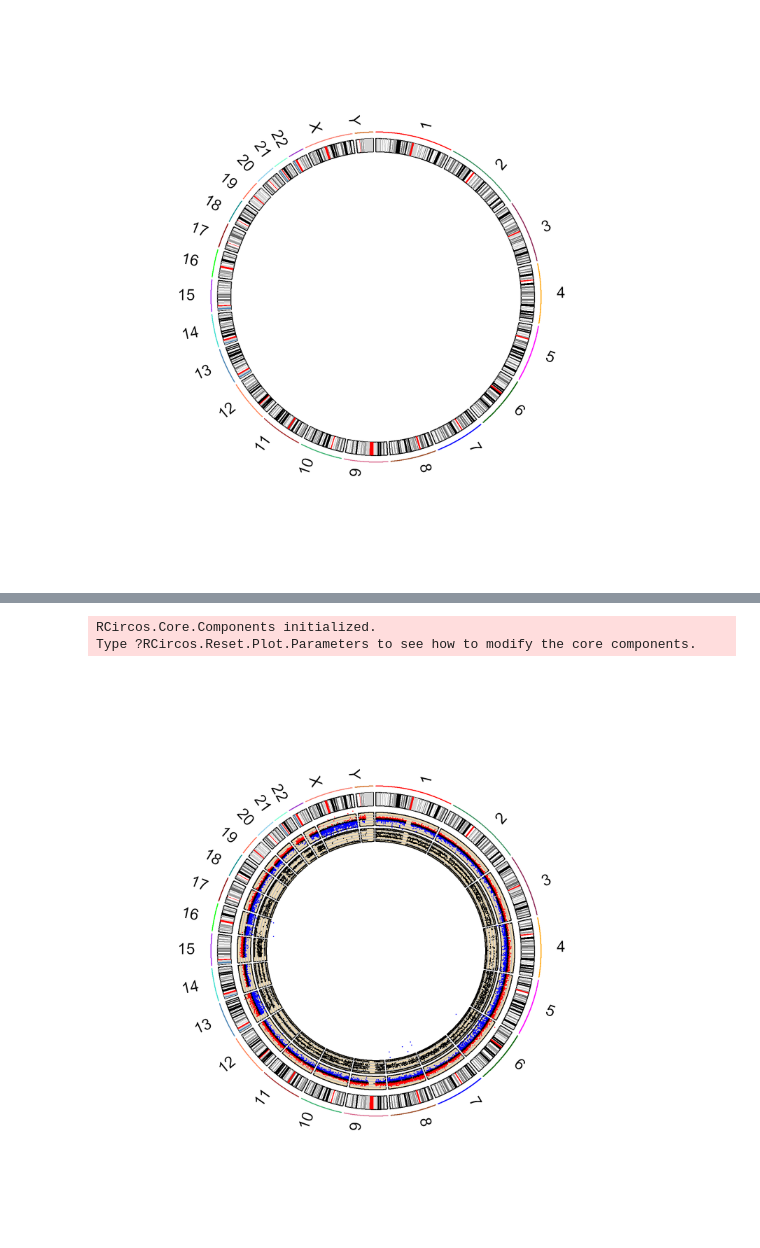
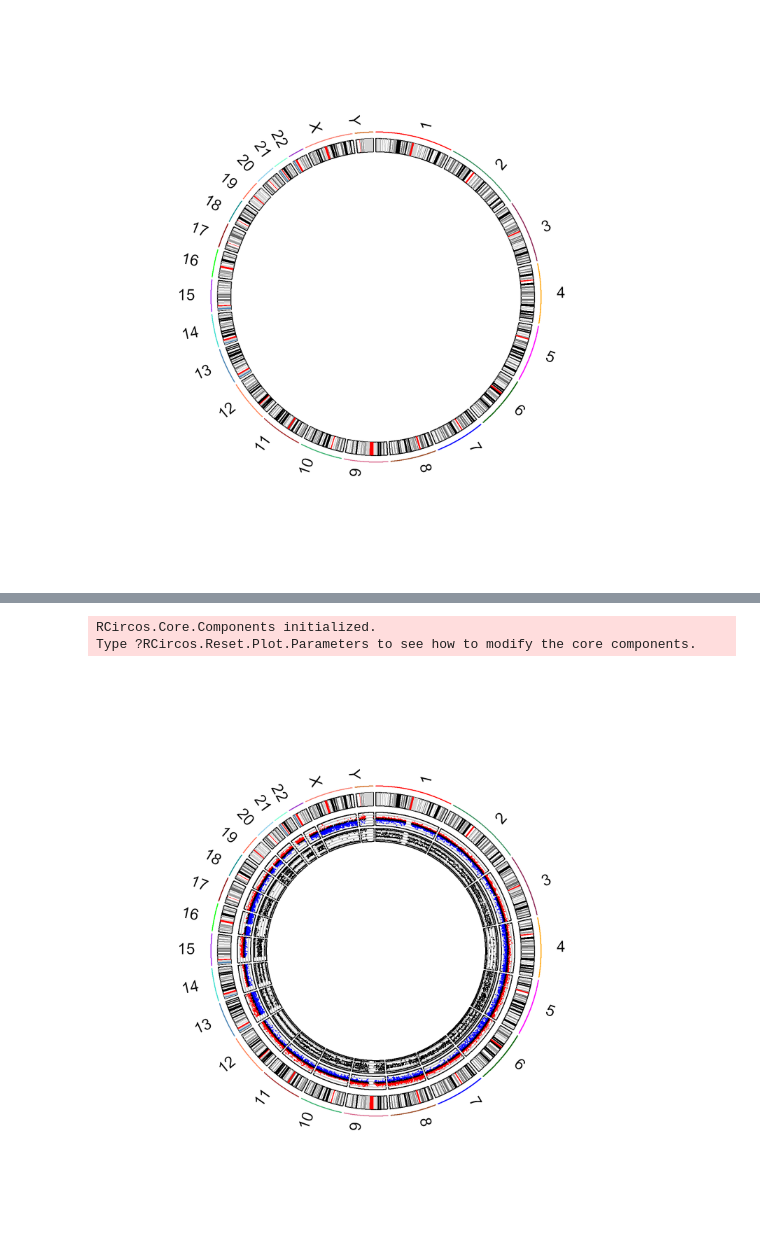
Before and after one commit to ageller/RCS_genomics_visualization, a Jupyter notebook: circos/circos_r.ipynb, the cells around one changed output, grey strips where cells are left out. Drawn from its saved outputs; the diff is of its cells as text; code cells hidden in the pictures.

```diff
--- a/circos/circos_r.ipynb
+++ b/circos/circos_r.ipynb
@@ -93,6 +97,11 @@ dfCNV <- dfCNV[sample(nrow(dfCNV), 25000), ]
 # sort by chromosomeID
 dfCNV <- dfCNV[str_order(dfCNV$chromosomeID, numeric = TRUE),]
 
+# limit the data values so they don't go outside of the plot
+dfCNV <- subset(dfCNV, (value >= -1))
+dfCNV <- subset(dfCNV, (value <= 1))
+
+
 head(dfCNV)
 # %% [output]
 A data.frame: 6 × 5
@@ -149,14 +161,17 @@ A data.frame: 6 × 5
 # %%
 # for displaying in Jupyter
 options(jupyter.plot_mimetypes = "image/png", repr.plot.width = 6, repr.plot.height = 6, repr.plot.res = 300)
 
 # add the data to RCircos
 RCircos.Set.Core.Components(cyto.info = dfChrom, chr.exclude = NULL, tracks.inside = 4, tracks.outside = 0)
+params <- RCircos.Get.Plot.Parameters()
+params$track.background <- "white"
+RCircos.Reset.Plot.Parameters(params)
 RCircos.Set.Plot.Area()
 RCircos.Chromosome.Ideogram.Plot()
 RCircos.Scatter.Plot(dfCNV, data.col = 4, track.num = 1, side = 'in', by.fold = 0.15, min.value = -1, max.value = 1)
 RCircos.Scatter.Plot(dfBAF, data.col = 4, track.num = 2, side = 'in', min.value = 0, max.value = 1)
 # %% [output]
 RCircos.Core.Components initialized.
 Type ?RCircos.Reset.Plot.Parameters to see how to modify the core components.
-[figure, old version]
+[figure, new version]
```
Also changed, not shown: parts of 10 cells of this notebook.
